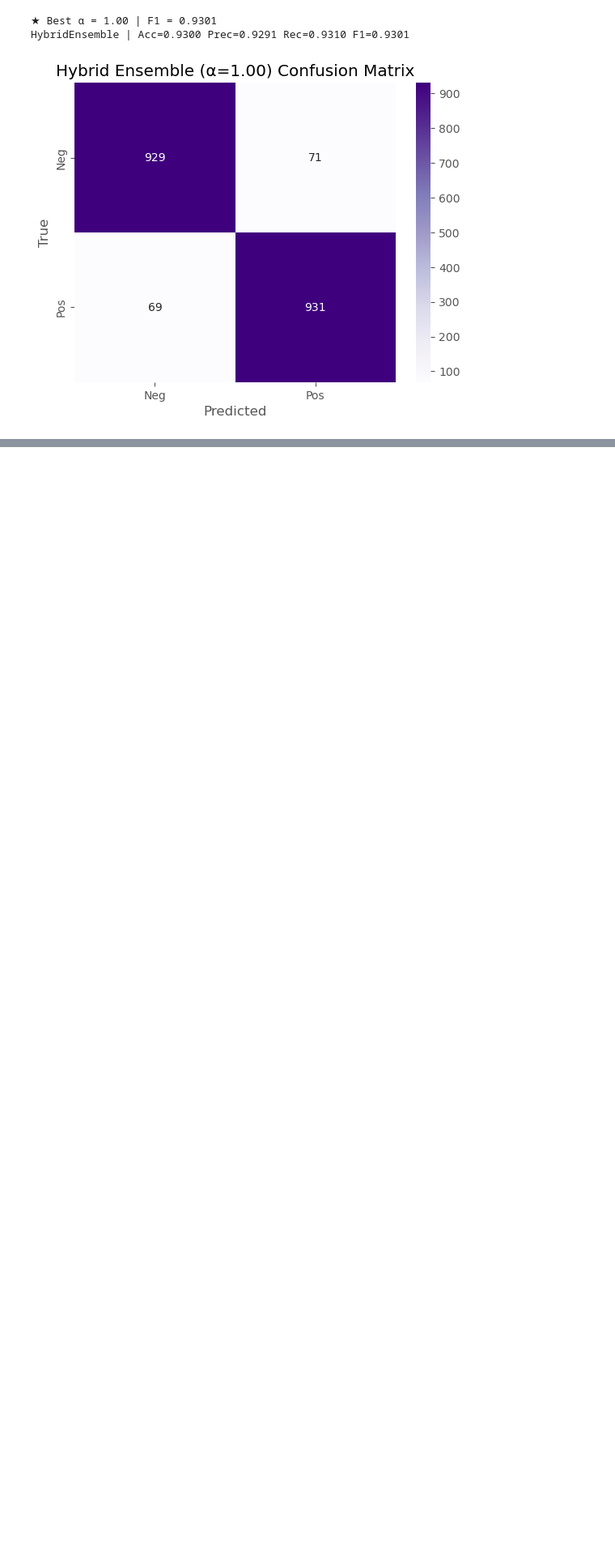
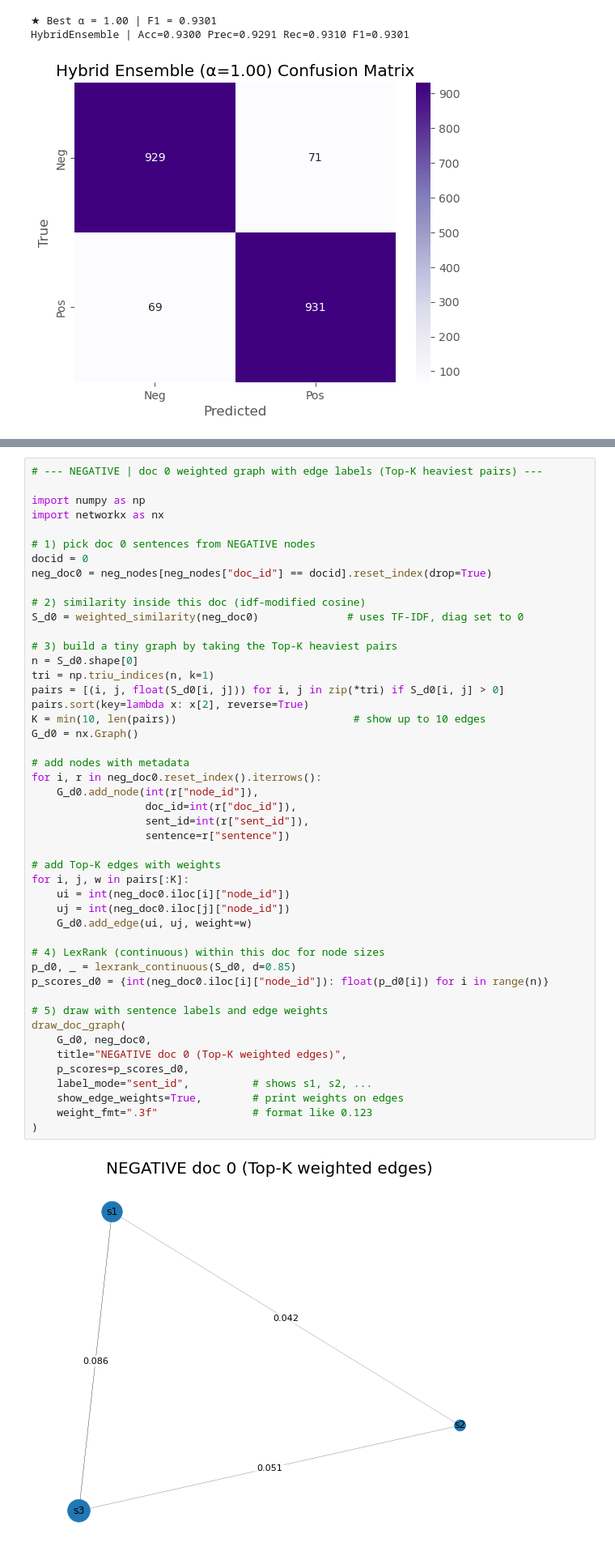
Before and after one commit to Matthewaxe123/955-dissertation, a Jupyter notebook: NLP.ipynb, the cells around one changed output, grey strips where cells are left out. Shown at 81% size. Saved outputs shown, nothing was run; the diff lists cells and outputs as text; blank space fills up the shorter version.

```diff
--- a/NLP.ipynb
+++ b/NLP.ipynb
@@ -1837,0 +2456,49 @@ HybridEnsemble | Acc=0.9300 Prec=0.9291 Rec=0.9310 F1=0.9301
+# %%
+# --- NEGATIVE | doc 0 weighted graph with edge labels (Top-K heaviest pairs) ---
+
+import numpy as np
+import networkx as nx
+
+# 1) pick doc 0 sentences from NEGATIVE nodes
+docid = 0
+neg_doc0 = neg_nodes[neg_nodes["doc_id"] == docid].reset_index(drop=True)
+
+# 2) similarity inside this doc (idf-modified cosine)
+S_d0 = weighted_similarity(neg_doc0)              # uses TF-IDF, diag set to 0
+
+# 3) build a tiny graph by taking the Top-K heaviest pairs
+n = S_d0.shape[0]
+tri = np.triu_indices(n, k=1)
+pairs = [(i, j, float(S_d0[i, j])) for i, j in zip(*tri) if S_d0[i, j] > 0]
+pairs.sort(key=lambda x: x[2], reverse=True)
+K = min(10, len(pairs))                            # show up to 10 edges
+G_d0 = nx.Graph()
+
+# add nodes with metadata
+for i, r in neg_doc0.reset_index().iterrows():
+    G_d0.add_node(int(r["node_id"]),
+                  doc_id=int(r["doc_id"]),
+                  sent_id=int(r["sent_id"]),
+                  sentence=r["sentence"])
+
+# add Top-K edges with weights
+for i, j, w in pairs[:K]:
+    ui = int(neg_doc0.iloc[i]["node_id"])
+    uj = int(neg_doc0.iloc[j]["node_id"])
+    G_d0.add_edge(ui, uj, weight=w)
+
+# 4) LexRank (continuous) within this doc for node sizes
+p_d0, _ = lexrank_continuous(S_d0, d=0.85)
+p_scores_d0 = {int(neg_doc0.iloc[i]["node_id"]): float(p_d0[i]) for i in range(n)}
+
+# 5) draw with sentence labels and edge weights
+draw_doc_graph(
+    G_d0, neg_doc0,
+    title="NEGATIVE doc 0 (Top-K weighted edges)",
+    p_scores=p_scores_d0,
+    label_mode="sent_id",          # shows s1, s2, ...
+    show_edge_weights=True,        # print weights on edges
+    weight_fmt=".3f"               # format like 0.123
+)
+# %% [output]
+[figure, added]
```
Also changed, not shown: parts of 35 cells of this notebook.
